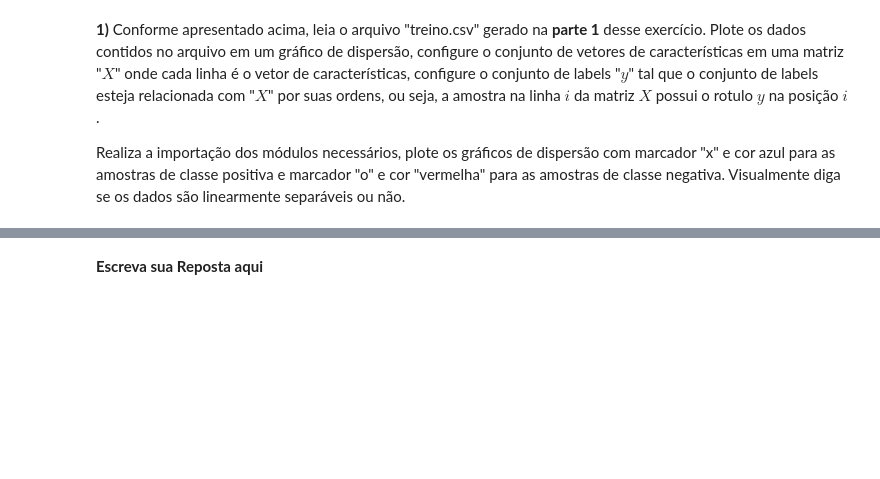
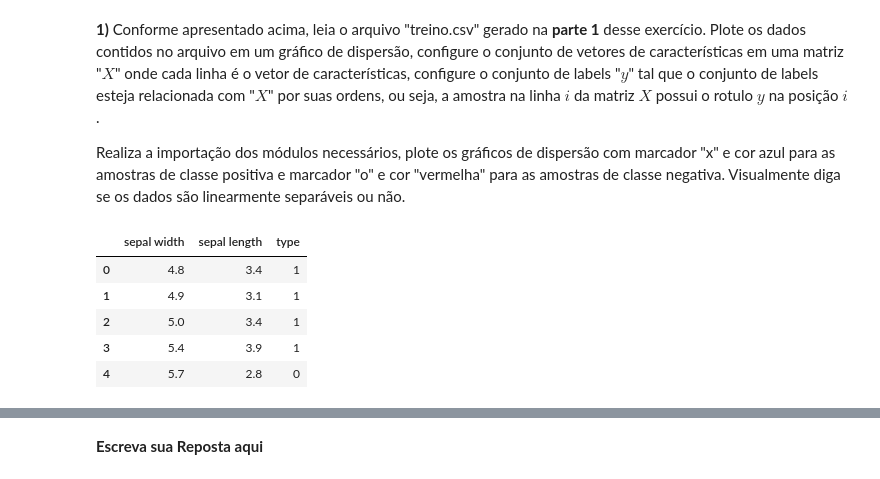
Before and after one commit to maycownd/pattern_rec_ime_usp, a Jupyter notebook: Exercício 1/Exercicio-Programa/report/perceptron.ipynb, the cells around one changed output, grey strips where cells are left out. Saved outputs shown, nothing was run; the diff lists cells and outputs as text; code cells hidden in the pictures; blank space fills up the shorter version.

```diff
--- a/Exercício 1/Exercicio-Programa/report/perceptron.ipynb
+++ b/Exercício 1/Exercicio-Programa/report/perceptron.ipynb
@@ -92,0 +103,14 @@ Realiza a importação dos módulos necessários, plote os gráficos de dispers
+# %%
+df_train = pd.read_csv("dataset/treino.csv", sep=";")
+# %%
+X = df_train.loc[:, ["sepal width", "sepal length"]].values
+y = df_train.loc[:, ["type"]].values
+y[y==0] = -1
+df_train.head(5)
+# %% [output]
+|  | sepal width | sepal length | type |
+| 0 | 4.8 | 3.4 | 1 |
+| 1 | 4.9 | 3.1 | 1 |
+| 2 | 5.0 | 3.4 | 1 |
+| 3 | 5.4 | 3.9 | 1 |
+| 4 | 5.7 | 2.8 | 0 |
```
Also changed, not shown: parts of 10 cells of this notebook, 6 other files.
